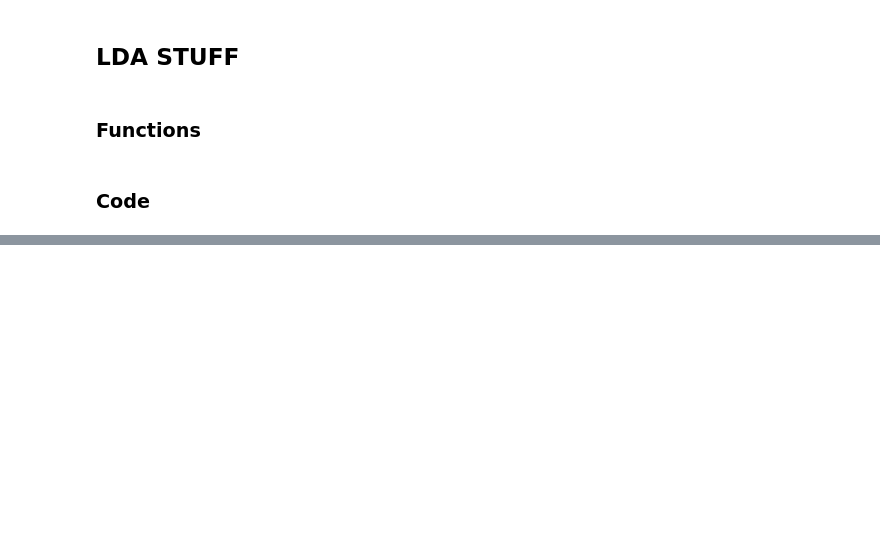
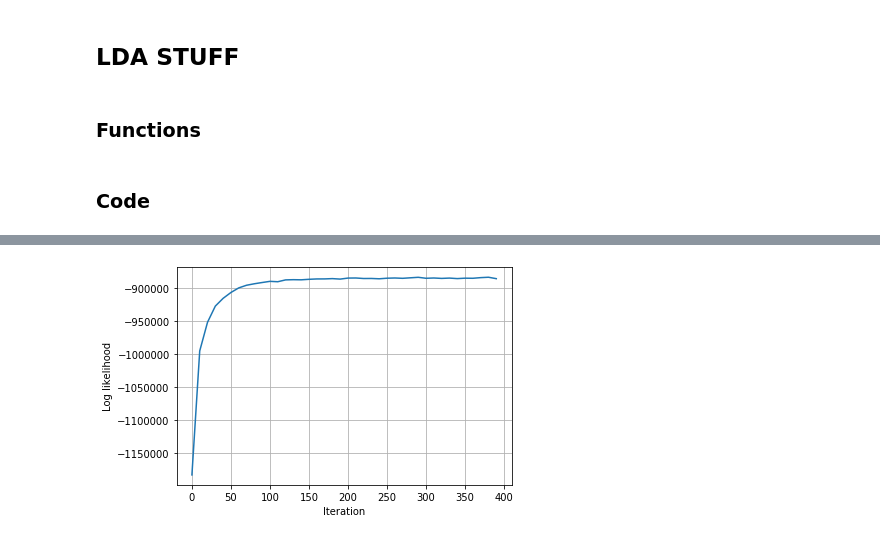
Before and after one commit to SaraNordin/NLP, a Jupyter notebook: Project2/Project2_better.ipynb, the cells around one changed output, grey strips where cells are left out. Cells and saved outputs as stored; diff of their text form; code cells hidden in the pictures; blank space fills up the shorter version.

```diff
--- a/Project2/Project2_better.ipynb
+++ b/Project2/Project2_better.ipynb
@@ -366,0 +424,8 @@ Likelihood -911789.5153736168
+# %%
+plt.plot(range(0, it, 10), log_lik_01_50)
+plt.grid(True)
+plt.xlabel("Iteration")
+plt.ylabel("Log likelihood")
+plt.show()
+# %% [output]
+[figure, added]
```
Also changed, not shown: parts of 39 cells of this notebook, 4 other files.
